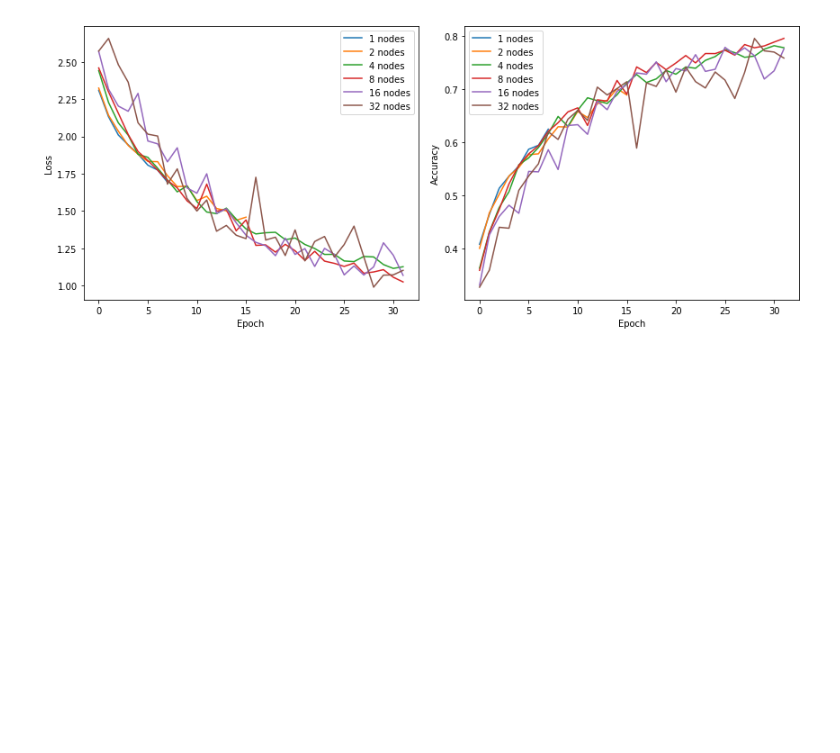
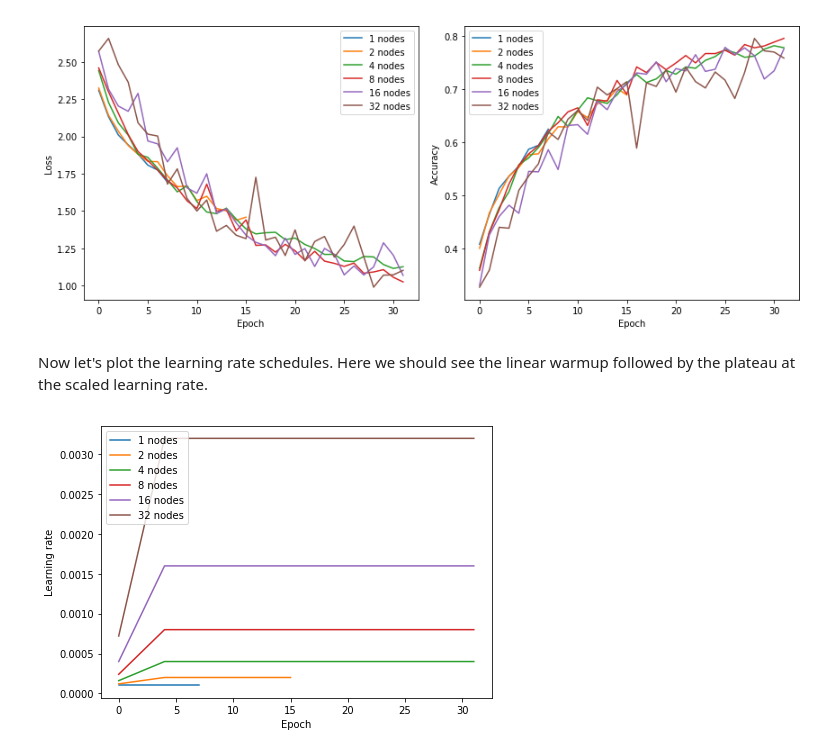
Before and after one commit to sparticlesteve/sea19-dl-tutorial, a Jupyter notebook: notebooks/Analysis.ipynb, the cells around one changed output. Saved outputs shown, nothing was run; the diff lists cells and outputs as text; code cells hidden in the pictures; blank space fills up the shorter version.

```diff
--- a/notebooks/Analysis.ipynb
+++ b/notebooks/Analysis.ipynb
@@ -112,3 +94,17 @@ for i, row in results.iterrows():
 plt.tight_layout()
 # %% [output]
 [figure]
+# %% [markdown]
+Now let's plot the learning rate schedules. Here we should see the linear warmup followed by the plateau at the scaled learning rate.
+# %%
+plt.figure(figsize=(7,5))
+
+# Loop over results
+for i, row in results.iterrows():
+    label = '%i nodes' % row.n_nodes
+    plt.plot(row.history['lr'], label=label)
+    plt.xlabel('Epoch')
+    plt.ylabel('Learning rate')
+plt.legend(loc=0);
+# %% [output]
+[figure, added]
```
Also changed, not shown: parts of 4 cells of this notebook.
